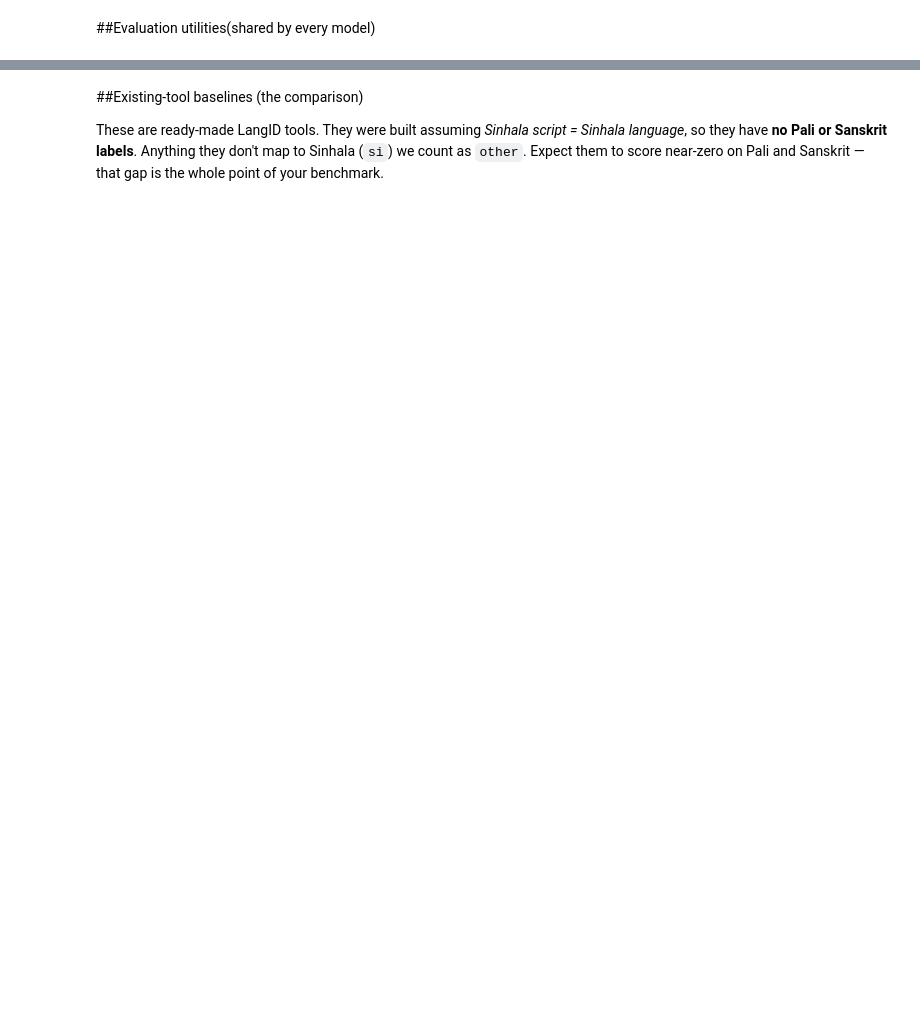
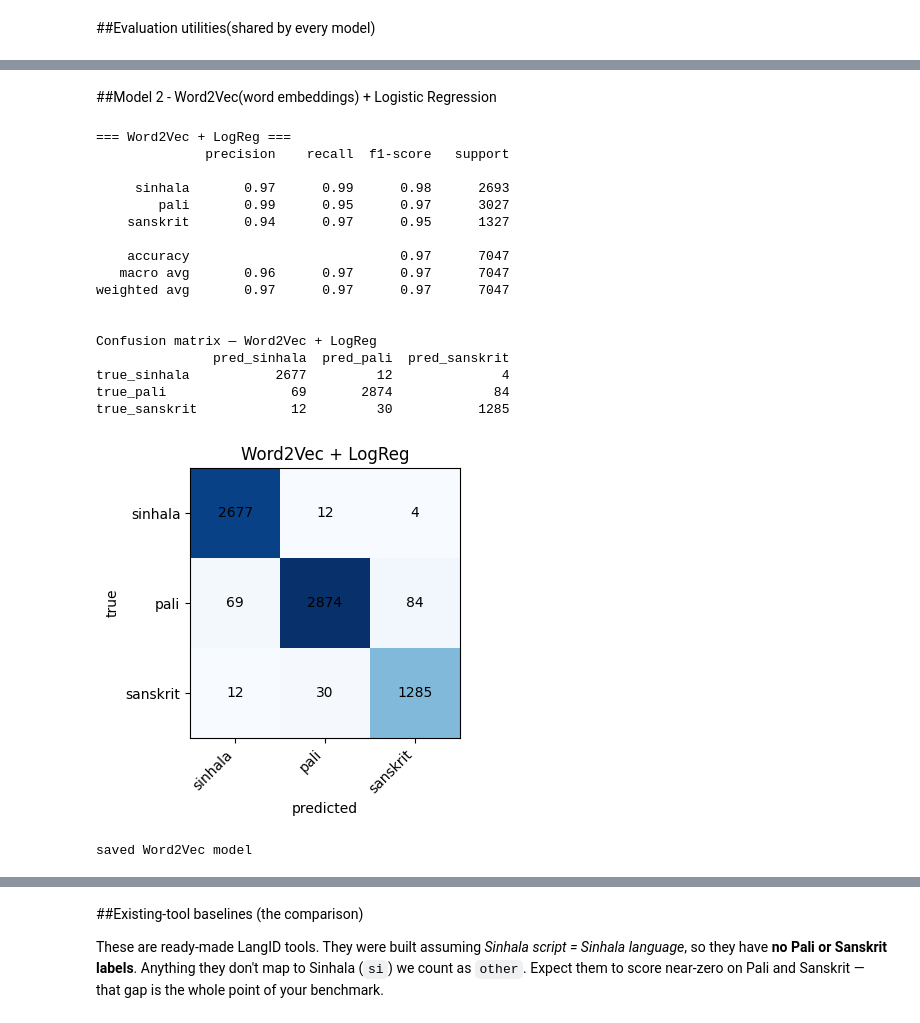
Before and after one commit to nadilHesara/langid_experiments, a Jupyter notebook: LangID.ipynb, the cells around one changed output, grey strips where cells are left out. Saved outputs shown, nothing was run; the diff lists cells and outputs as text; code cells hidden in the pictures; blank space fills up the shorter version.

```diff
--- a/LangID.ipynb
+++ b/LangID.ipynb
@@ -402,0 +694,64 @@ saved baseline model
+# %% [markdown]
+##Model 2 - Word2Vec(word embeddings) + Logistic Regression
+# %%
+import numpy as np
+from gensim.models import Word2Vec
+from sklearn.linear_model import LogisticRegression
+import joblib
+
+train, val, test = splits["train"], splits["val"], splits["test"]
+
+def tokenize(s):
+    return str(s).split()
+
+train_tokens = [tokenize(t) for t in train["text"]]
+test_tokens  = [tokenize(t) for t in test["text"]]
+
+w2v = Word2Vec(
+    sentences=train_tokens,
+    vector_size=100,
+    window=5,
+    min_count=2,
+    workers=4,
+    seed=42,
+)
+
+def sentence_vector(tokens): #average of word vectors in that sentence
+    vecs = [w2v.wv[w] for w in tokens if w in w2v.wv]
+    if not vecs:
+        return np.zeros(w2v.vector_size)   #all-unknown sentence
+    return np.mean(vecs, axis=0)
+
+X_train = np.vstack([sentence_vector(t) for t in train_tokens])
+X_test  = np.vstack([sentence_vector(t) for t in test_tokens])
+
+#classifier on top of the sentence vectors
+w2v_clf = LogisticRegression(max_iter=1000, class_weight="balanced")
+w2v_clf.fit(X_train, train["label"])
+
+w2v_preds = w2v_clf.predict(X_test)
+evaluate_model("Word2Vec + LogReg", test["label"], w2v_preds)
+show_confusion("Word2Vec + LogReg", test["label"], w2v_preds)
+
+joblib.dump({"w2v": w2v, "clf": w2v_clf}, f"{OUTPUT_DIR}/word2vec_logreg.joblib")
+print("saved Word2Vec model")
+# %% [output]
+=== Word2Vec + LogReg ===
+              precision    recall  f1-score   support
+
+     sinhala       0.97      0.99      0.98      2693
+        pali       0.99      0.95      0.97      3027
+    sanskrit       0.94      0.97      0.95      1327
+
+    accuracy                           0.97      7047
+   macro avg       0.96      0.97      0.97      7047
+weighted avg       0.97      0.97      0.97      7047
+
+
+Confusion matrix — Word2Vec + LogReg
+               pred_sinhala  pred_pali  pred_sanskrit
+true_sinhala           2677         12              4
+true_pali                69       2874             84
+true_sanskrit            12         30           1285
+[figure, added]
+saved Word2Vec model
```
Also changed, not shown: parts of 44 cells of this notebook.
